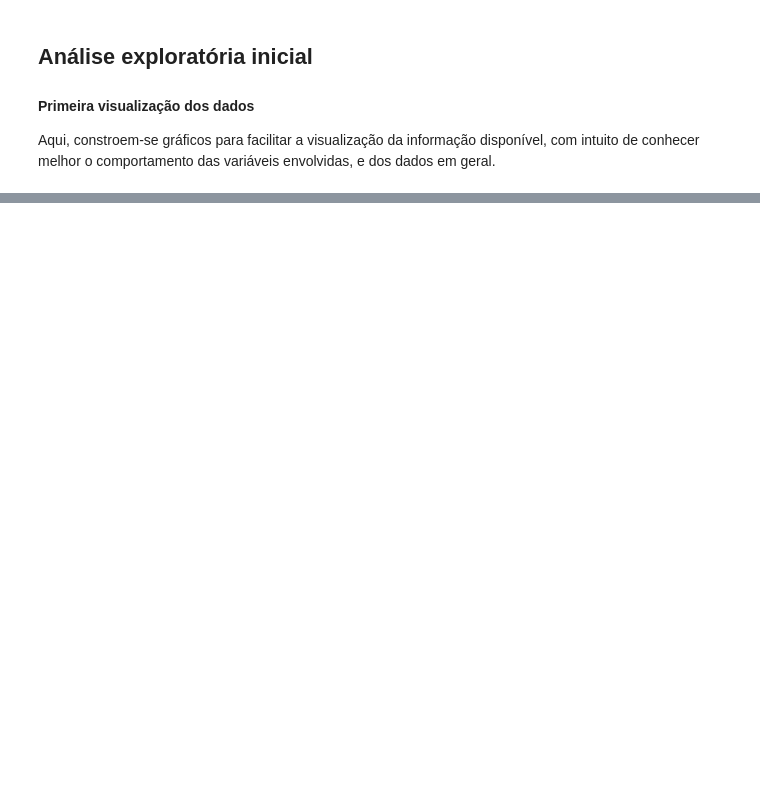
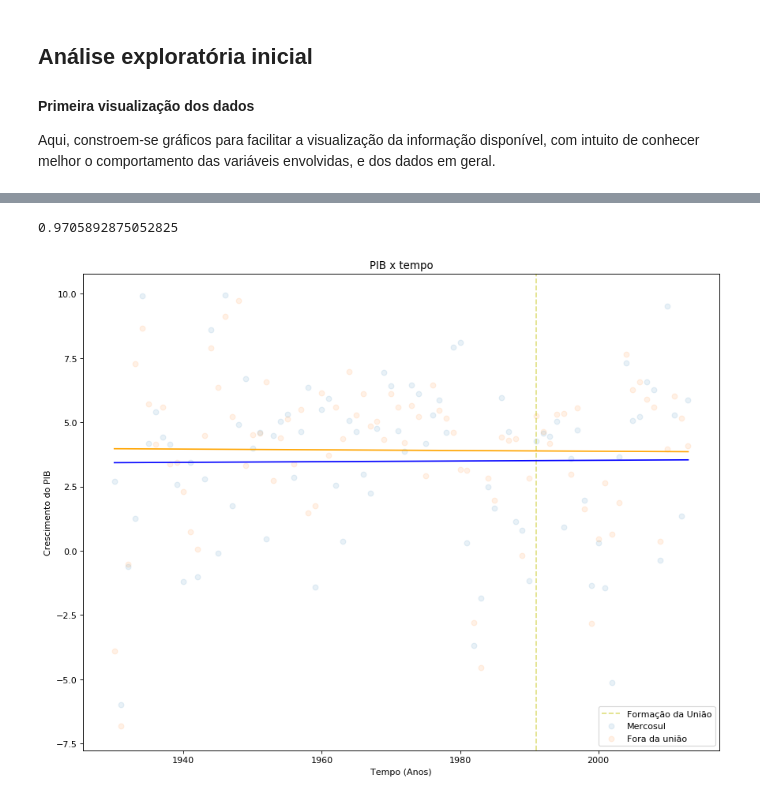
Before and after one commit to CEDipEngineering/DataSci_1, a Jupyter notebook: Final.ipynb, the cells around one changed output, grey strips where cells are left out. Saved outputs shown, nothing was run; the diff lists cells and outputs as text; code cells hidden in the pictures; blank space fills up the shorter version.

```diff
--- a/Final.ipynb
+++ b/Final.ipynb
@@ -72,0 +151,32 @@ data_all
+# %%
+series_income_1.corr(series_income_2)
+# %% [output]
+0.9705892875052825
+# %%
+data_GDP_Merco = data_GDP.loc[data_GDP['Mercosul'] == 1]
+del data_GDP_Merco['Mercosul']
+series_GDP_1 = data_GDP_Merco.mean(axis=0, skipna = True)
+
+data_GDP_no_Merco = data_GDP.loc[data_GDP['Mercosul'] == 0]
+del data_GDP_no_Merco['Mercosul']
+series_GDP_2 = data_GDP_no_Merco.mean(axis=0, skipna = True)
+# %%
+plt.figure(num=None, figsize=(13, 10), dpi=80, facecolor='w', edgecolor='k')
+plt.scatter(range(1930,2014), series_GDP_1, label = "Mercosul", alpha = 0.1)
+plt.scatter(range(1930,2014), series_GDP_2, label = "Fora da união", alpha = 0.1)
+plt.xlabel('Tempo (Anos)')
+plt.ylabel('Crescimento do PIB')
+plt.title('PIB x tempo')
+plt.axvline(1991, ls = 'dashed', c = 'y', label = 'Formação da União', alpha = 0.5)
+plt.legend()
+y_1 = series_GDP_1
+x_1 = range(1930,2014)
+b_1, m_1 = polyfit(x_1, y_1, 1)
+plt.plot(x_1, b_1 + m_1 * x_1, '-', color="blue")
+y_2 = series_GDP_2
+x_2 = range(1930,2014)
+b_2, m_2 = polyfit(x_2, y_2, 1)
+plt.plot(x_2, b_2 + m_2 * x_2, '-', color="orange")
+plt.show()
+# %% [output]
+[figure, added]
```
Also changed, not shown: parts of 13 cells of this notebook.
